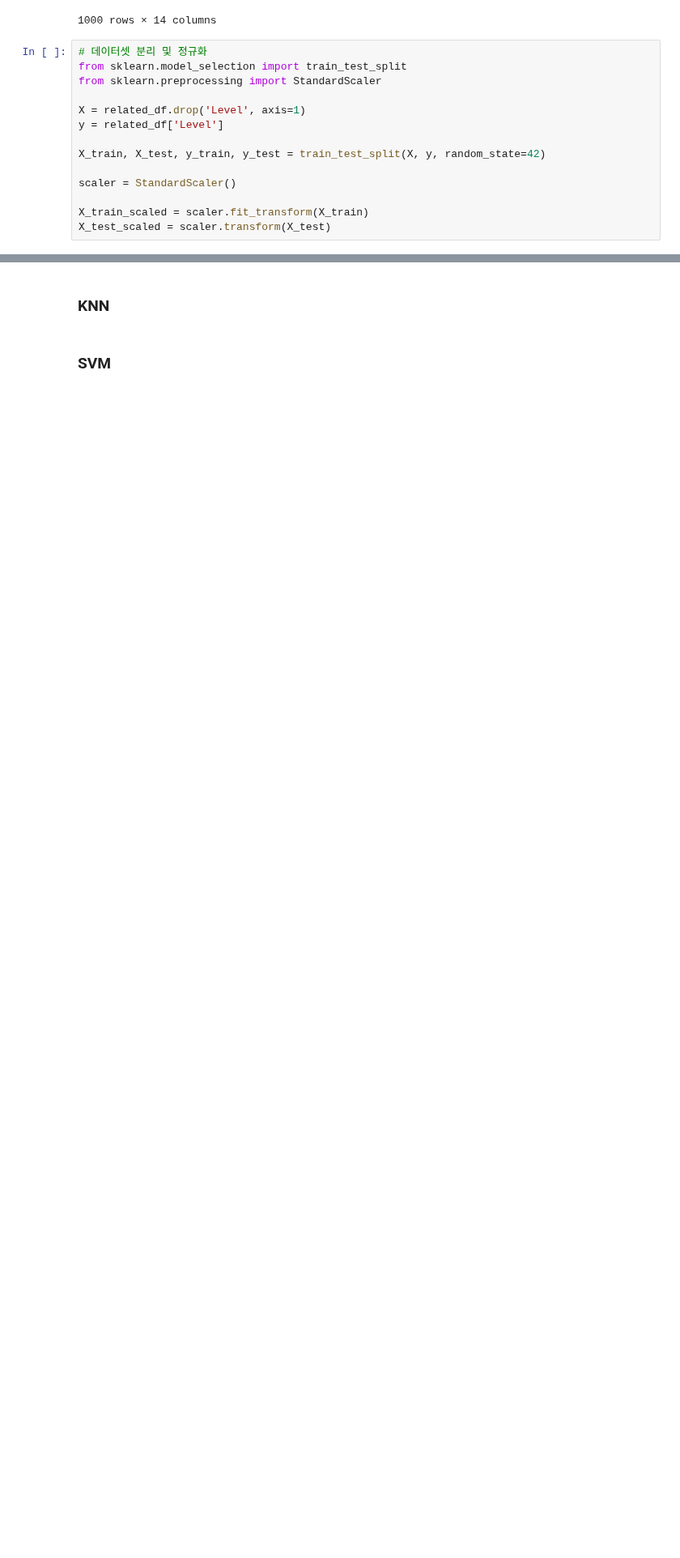
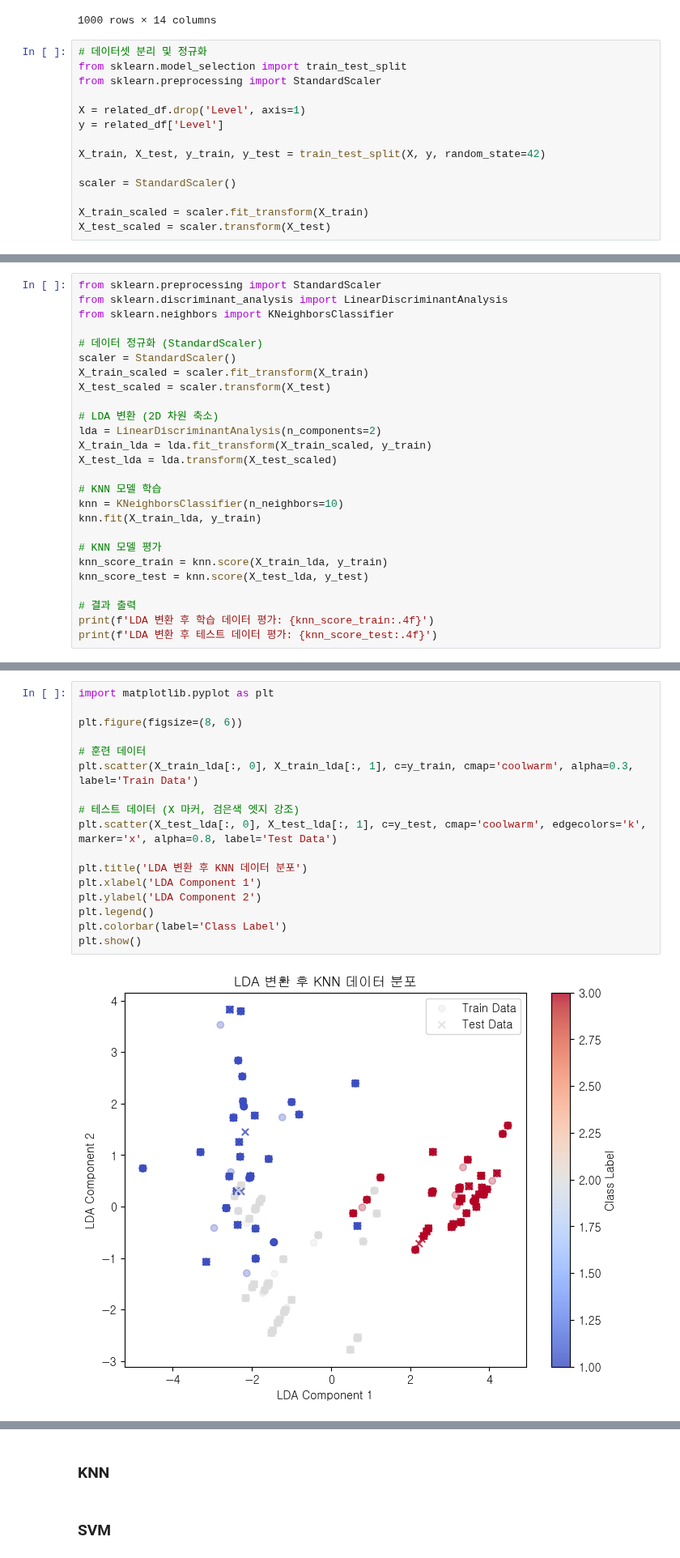
Before and after one commit to encore-SKN11/ML-3Team, a Jupyter notebook: ml_sjh.ipynb, the cells around one changed output, grey strips where cells are left out. Shown at 81% size. Saved outputs shown, nothing was run; the diff lists cells and outputs as text; blank space fills up the shorter version.

```diff
--- a/ml_sjh.ipynb
+++ b/ml_sjh.ipynb
@@ -92,0 +182,26 @@ X_test_scaled = scaler.transform(X_test)
+# %%
+from sklearn.preprocessing import StandardScaler
+from sklearn.discriminant_analysis import LinearDiscriminantAnalysis
+from sklearn.neighbors import KNeighborsClassifier
+
+# 데이터 정규화 (StandardScaler)
+scaler = StandardScaler()
+X_train_scaled = scaler.fit_transform(X_train)
+X_test_scaled = scaler.transform(X_test)
+
+# LDA 변환 (2D 차원 축소)
+lda = LinearDiscriminantAnalysis(n_components=2)
+X_train_lda = lda.fit_transform(X_train_scaled, y_train)
+X_test_lda = lda.transform(X_test_scaled)
+
+# KNN 모델 학습
+knn = KNeighborsClassifier(n_neighbors=10)
+knn.fit(X_train_lda, y_train)
+
+# KNN 모델 평가
+knn_score_train = knn.score(X_train_lda, y_train)
+knn_score_test = knn.score(X_test_lda, y_test)
+
+# 결과 출력
+print(f'LDA 변환 후 학습 데이터 평가: {knn_score_train:.4f}')
+print(f'LDA 변환 후 테스트 데이터 평가: {knn_score_test:.4f}')
@@ -92,0 +211,19 @@ X_test_scaled = scaler.transform(X_test)
+# %%
+import matplotlib.pyplot as plt
+
+plt.figure(figsize=(8, 6))
+
+# 훈련 데이터
+plt.scatter(X_train_lda[:, 0], X_train_lda[:, 1], c=y_train, cmap='coolwarm', alpha=0.3, label='Train Data')
+
+# 테스트 데이터 (X 마커, 검은색 엣지 강조)
+plt.scatter(X_test_lda[:, 0], X_test_lda[:, 1], c=y_test, cmap='coolwarm', edgecolors='k', marker='x', alpha=0.8, label='Test Data')
+
+plt.title('LDA 변환 후 KNN 데이터 분포')
+plt.xlabel('LDA Component 1')
+plt.ylabel('LDA Component 2')
+plt.legend()
+plt.colorbar(label='Class Label')
+plt.show()
+# %% [output]
+[figure, added]
```
Also changed, not shown: parts of 13 cells of this notebook.
